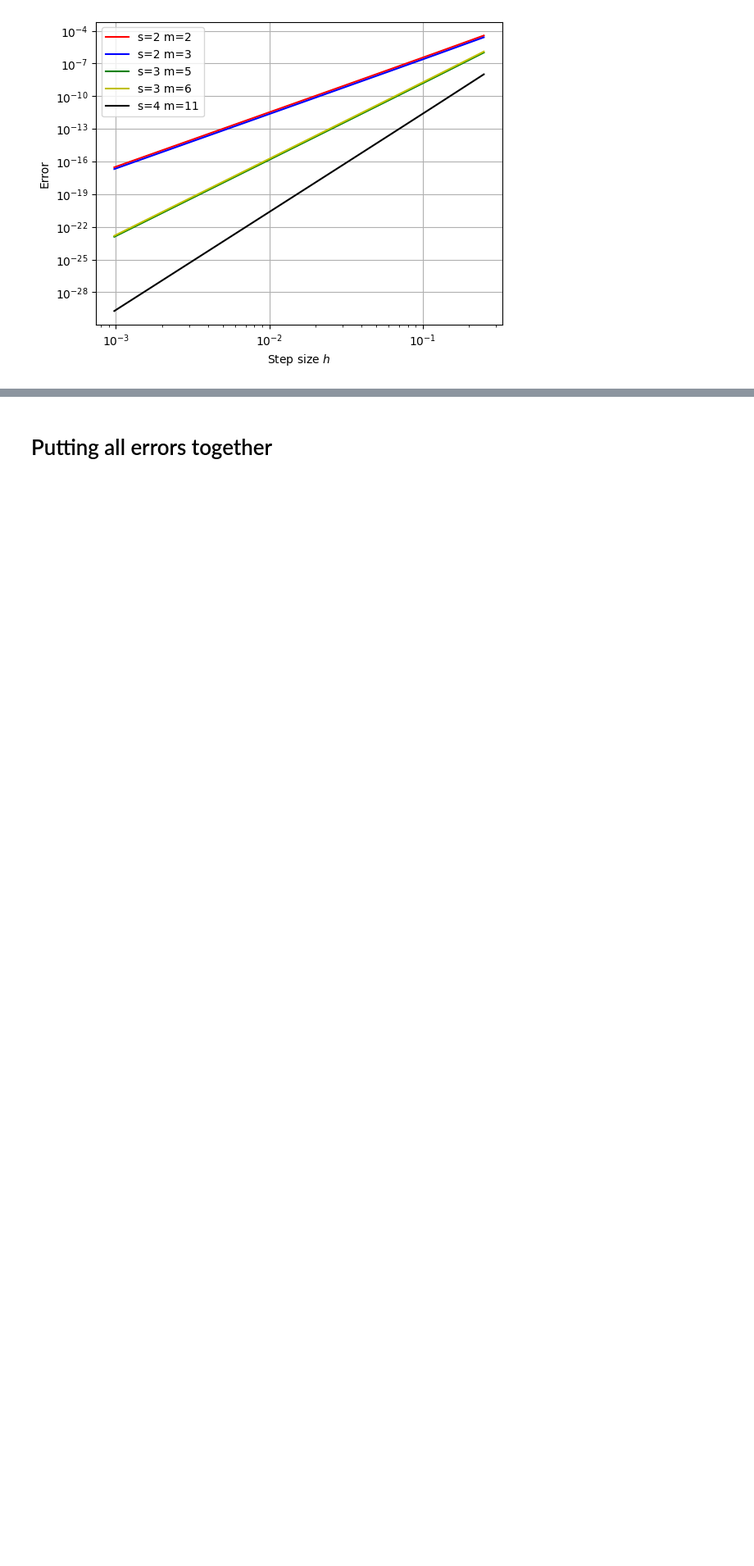
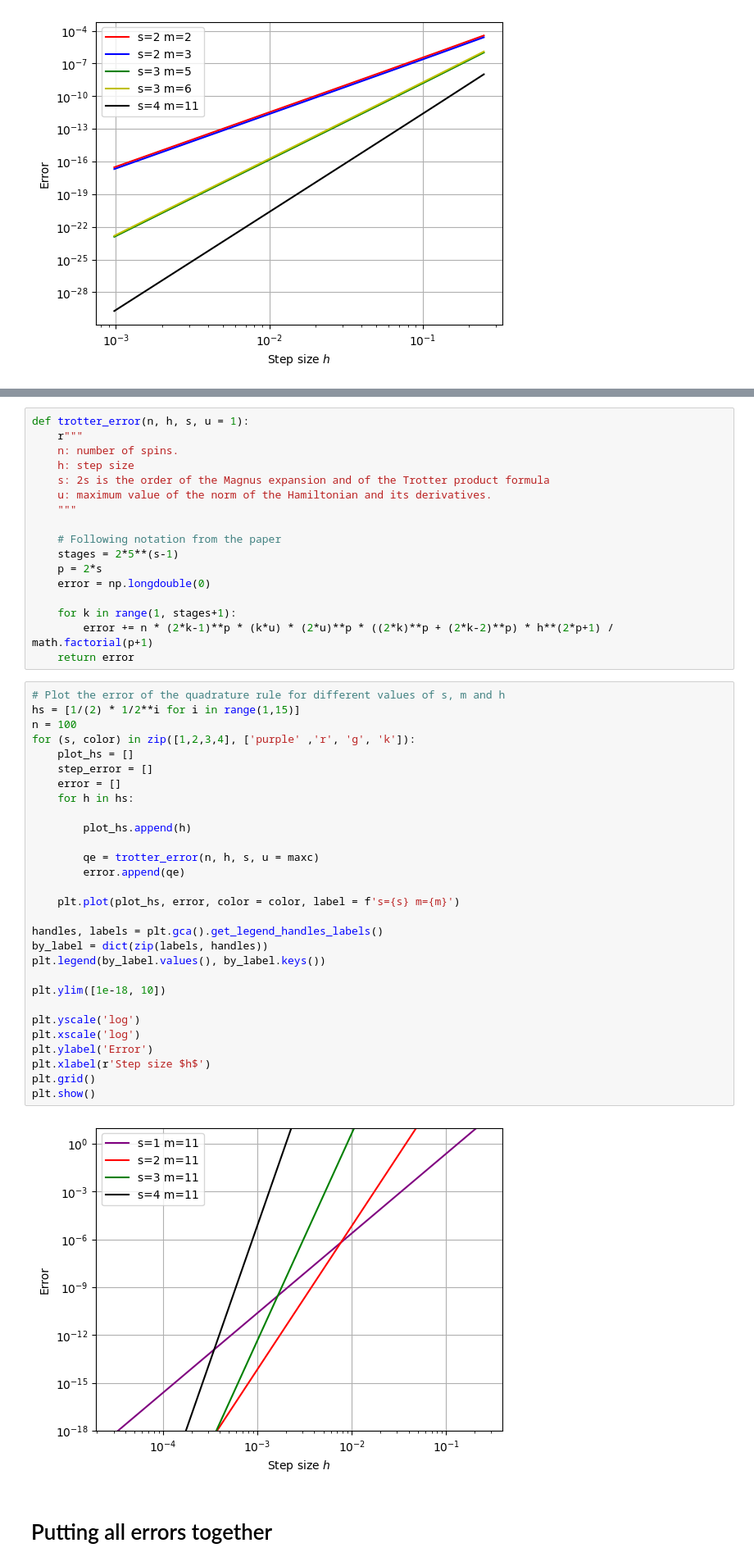
Before and after one commit to XanaduAI/CFQMagnus, a Jupyter notebook: largest_error_bounds.ipynb, the cells around one changed output, grey strips where cells are left out. Shown: that part at 82% size. Drawn from its saved outputs; the diff is of its cells as text; blank space fills up the shorter version.

```diff
--- a/largest_error_bounds.ipynb
+++ b/largest_error_bounds.ipynb
@@ -779,3 +781,51 @@ plt.show()
+# %%
+def trotter_error(n, h, s, u = 1):
+    r"""
+    n: number of spins.
+    h: step size
+    s: 2s is the order of the Magnus expansion and of the Trotter product formula
+    u: maximum value of the norm of the Hamiltonian and its derivatives.
+    """
+
+    # Following notation from the paper
+    stages = 2*5**(s-1)
+    p = 2*s
+    error = np.longdouble(0)
+
+    for k in range(1, stages+1):
+        error += n * (2*k-1)**p * (k*u) * (2*u)**p * ((2*k)**p + (2*k-2)**p) * h**(2*p+1) / math.factorial(p+1)
+    return error
+# %%
+# Plot the error of the quadrature rule for different values of s, m and h
+hs = [1/(2) * 1/2**i for i in range(1,15)]
+n = 100
+for (s, color) in zip([1,2,3,4], ['purple' ,'r', 'g', 'k']):
+    plot_hs = []
+    step_error = []
+    error = []
+    for h in hs:
+
+        plot_hs.append(h)
+
+        qe = trotter_error(n, h, s, u = maxc)
+        error.append(qe)
+
+    plt.plot(plot_hs, error, color = color, label = f's={s} m={m}')
+
+handles, labels = plt.gca().get_legend_handles_labels()
+by_label = dict(zip(labels, handles))
+plt.legend(by_label.values(), by_label.keys())
+
+plt.ylim([1e-18, 10])
+
+plt.yscale('log')
+plt.xscale('log')
+plt.ylabel('Error')
+plt.xlabel(r'Step size $h$')
+plt.grid()
+plt.show()
+# %% [output]
+[figure, added]
 # %% [markdown]
 # Putting all errors together
 # %% [markdown]
```
Also changed, not shown: parts of 13 cells of this notebook.
